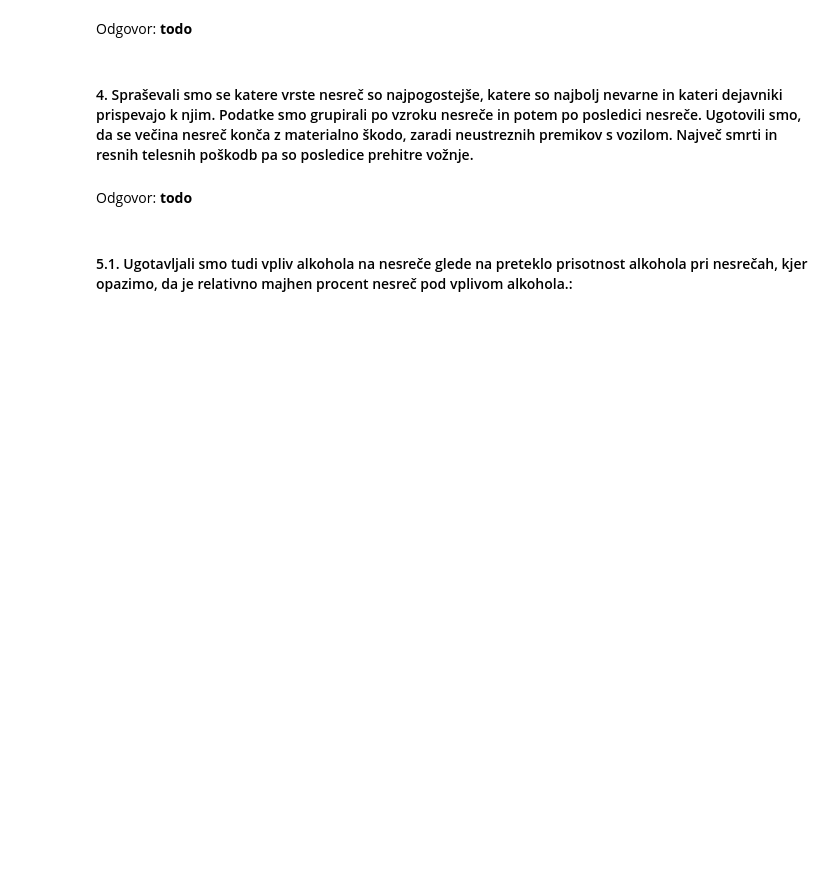
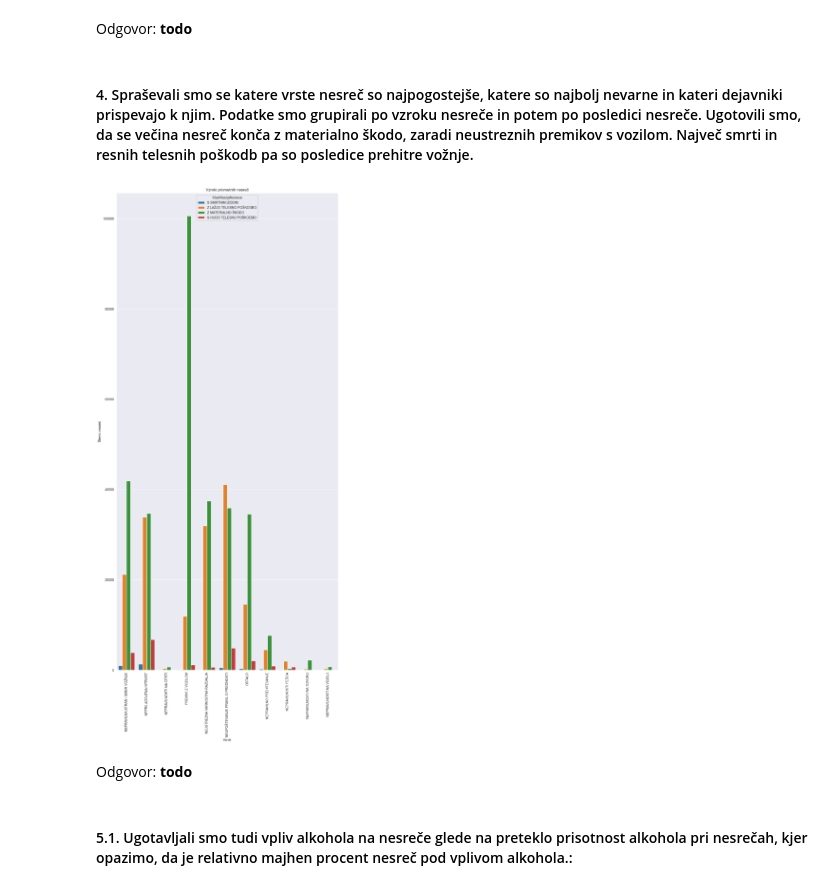
Before and after one commit to UrhPercic/PR22UMZ, a Jupyter notebook: report.ipynb, the cells around one changed output. Drawn from its saved outputs; the diff is of its cells as text; code cells hidden in the pictures; blank space fills up the shorter version.

```diff
--- a/report.ipynb
+++ b/report.ipynb
@@ -44,6 +112,38 @@ Odgovor: **todo**
 Odgovor: **todo**
 # %% [markdown]
 #### 4. Spraševali smo se katere vrste nesreč so najpogostejše, katere so najbolj nevarne in kateri dejavniki prispevajo k njim. Podatke smo grupirali po vzroku nesreče in potem po posledici nesreče. Ugotovili smo, da se večina nesreč konča z materialno škodo, zaradi neustreznih premikov s vozilom. Največ smrti in resnih telesnih poškodb pa so posledice prehitre vožnje.
+# %%
+vzroki = {}
+klasifikacije = set()
+for datoteka in datoteke:
+    with open(f'podatki/{datoteka}.csv', 'r') as file:
+        csv_reader = csv.reader(file)
+        next(csv_reader)
+
+        for row in csv_reader:
+            row_split = (row[0] + row[1]).split(";")
+            Vzrok = row_split[14]
+            KlasifikacijaNesrece = row_split[1]
+            klasifikacije.add(KlasifikacijaNesrece)
+
+            if (Vzrok, KlasifikacijaNesrece) not in vzroki:
+                vzroki[(Vzrok, KlasifikacijaNesrece)] = 1
+            else:
+                vzroki[(Vzrok, KlasifikacijaNesrece)] += 1
+
+vzroki_df = pd.DataFrame(list(vzroki.items()), columns=['Vzrok, KlasifikacijaNesrece', 'Število nesreč'])
+vzroki_df[['Vzrok', 'KlasifikacijaNesrece']] = pd.DataFrame(vzroki_df['Vzrok, KlasifikacijaNesrece'].tolist(), index=vzroki_df.index)
+
+plt.figure(figsize=(12, 26))
+sns.set_style("darkgrid")
+ax = sns.barplot(x="Vzrok", y="Število nesreč", hue='KlasifikacijaNesrece', hue_order=list(klasifikacije), data=vzroki_df)
+ax.set_title("Vzroki prometnih nesreč")
+ax.set_xlabel("Vzrok")
+ax.set_ylabel("Število nesreč")
+plt.xticks(rotation=90)
+plt.show()
+# %% [output]
+[figure, added]
 # %% [markdown]
 Odgovor: **todo**
 # %% [markdown]
```
Also changed, not shown: parts of 2 cells of this notebook.
